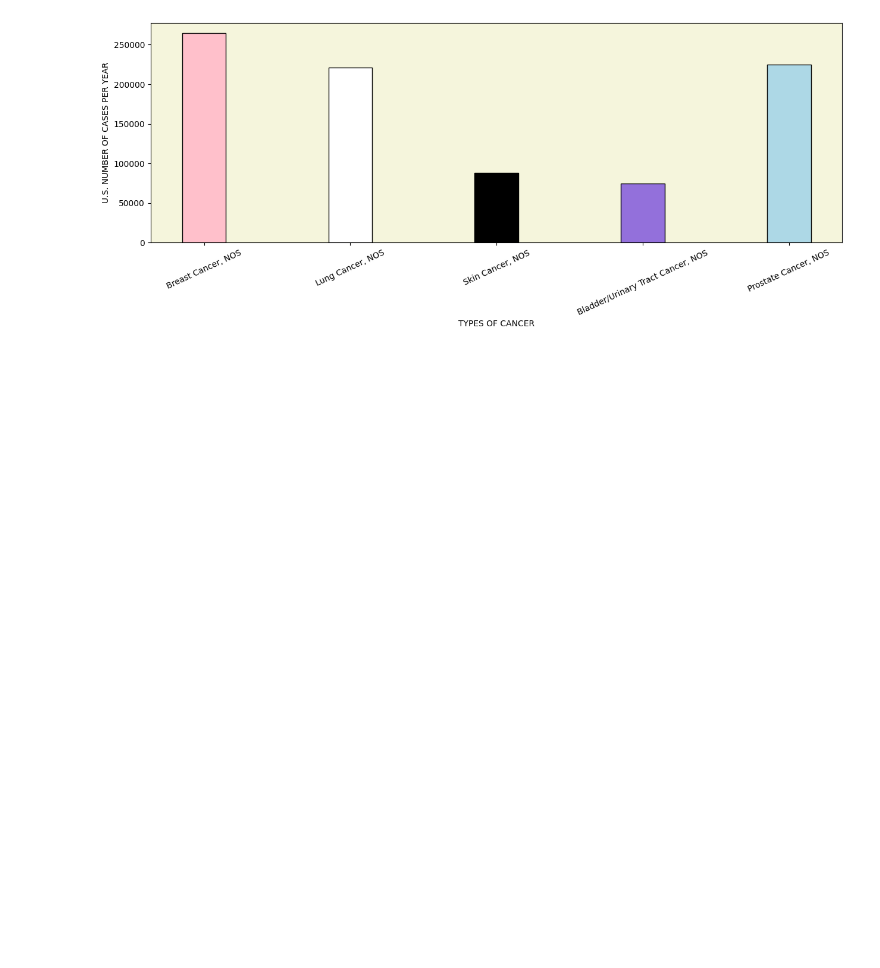
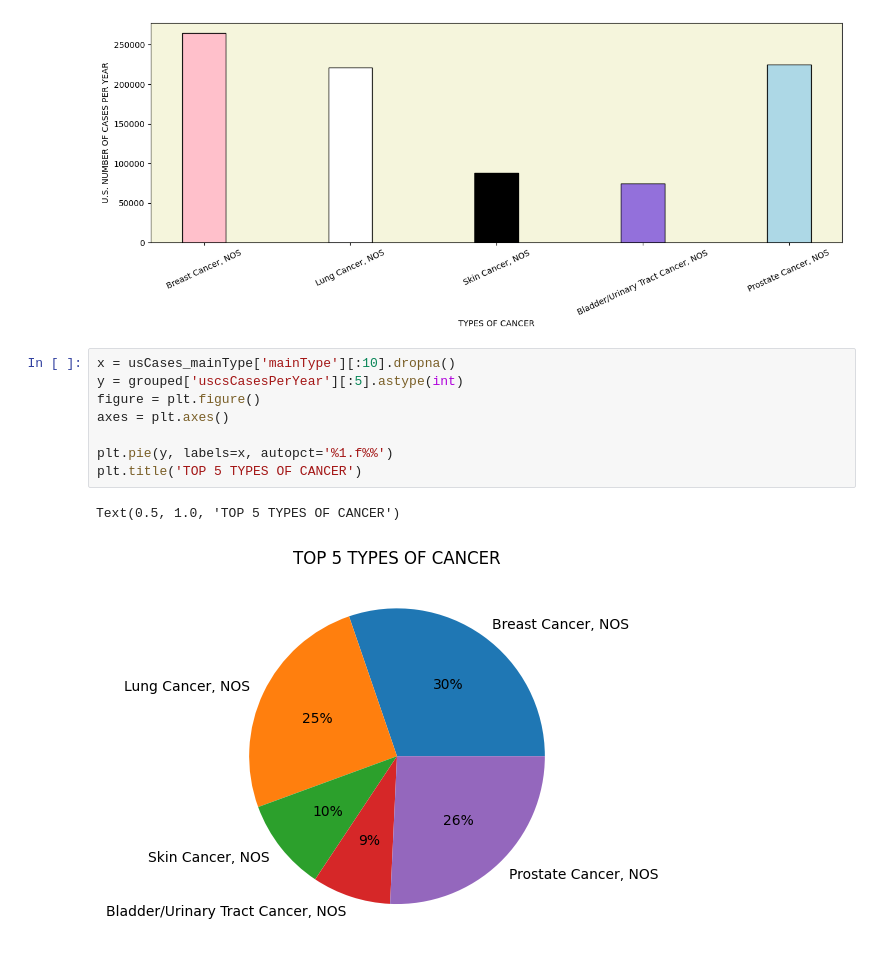
Before and after one commit to blwishom/etav_project, a Jupyter notebook: etav.ipynb, the cells around one changed output. Saved outputs shown, nothing was run; the diff lists cells and outputs as text; blank space fills up the shorter version.

Commit message:
added pie chart

```diff
--- a/etav.ipynb
+++ b/etav.ipynb
@@ -173,3 +173,14 @@ figure.set_figwidth(15)
 # print(usCases_mainType['mainType'][:10].dropna())
 # %% [output]
 [figure]
+# %%
+x = usCases_mainType['mainType'][:10].dropna()
+y = grouped['uscsCasesPerYear'][:5].astype(int)
+figure = plt.figure()
+axes = plt.axes()
+
+plt.pie(y, labels=x, autopct='%1.f%%')
+plt.title('TOP 5 TYPES OF CANCER')
+# %% [output]
+Text(0.5, 1.0, 'TOP 5 TYPES OF CANCER')
+[figure, added]
```
Also changed, not shown: parts of 1 cell of this notebook.
